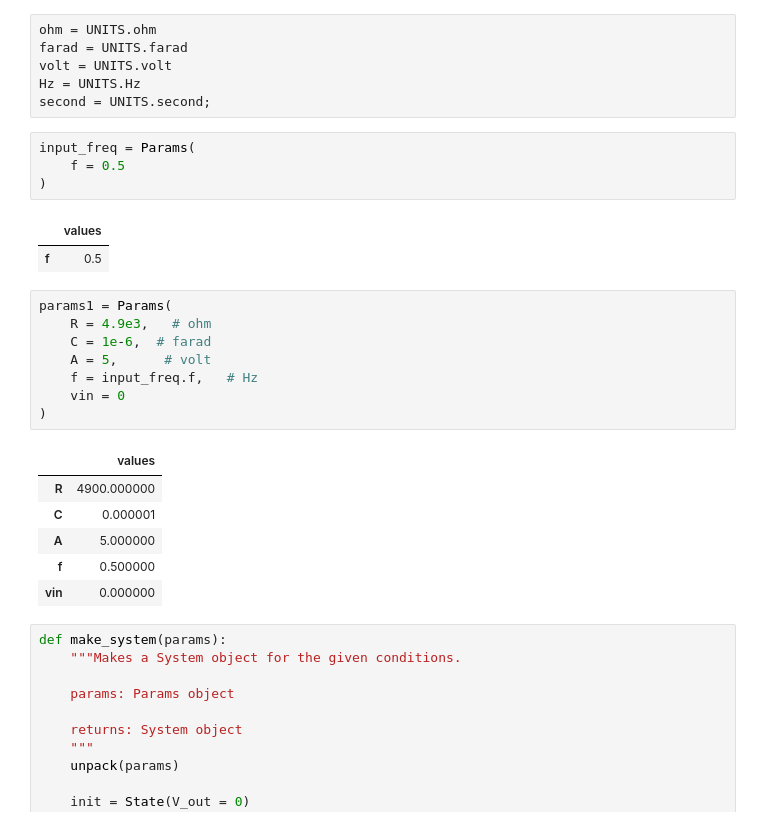
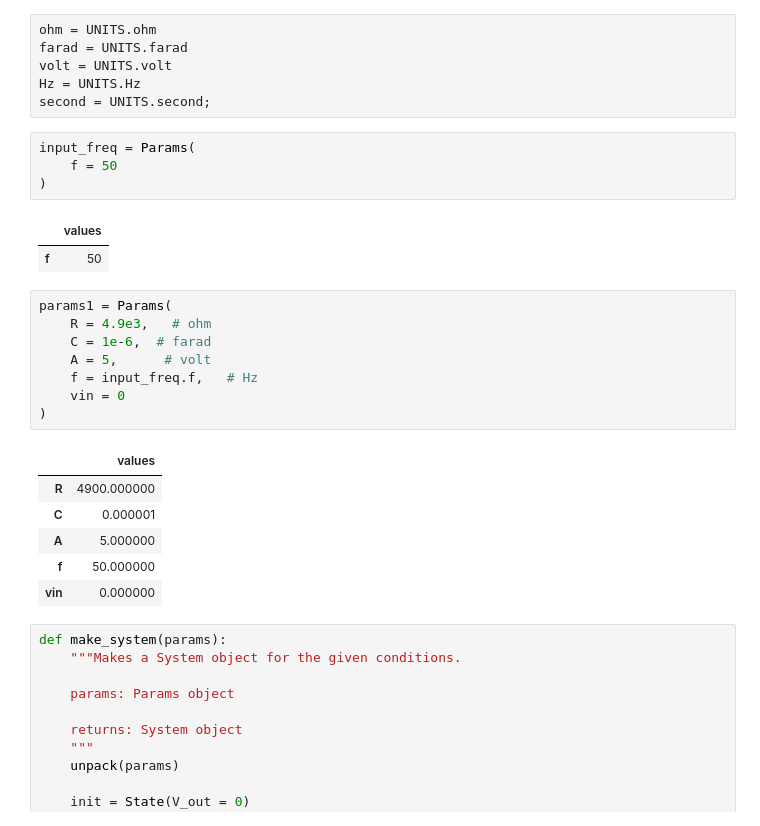
Before and after one commit to ThomasJagielski/ModSimPy, a Jupyter notebook: code/EKG Circuit Optimization Final.ipynb, the cells around one changed output. Drawn from its saved outputs; the diff is of its cells as text.

```diff
--- a/code/EKG Circuit Optimization Final.ipynb
+++ b/code/EKG Circuit Optimization Final.ipynb
@@ -17,11 +17,11 @@ Hz = UNITS.Hz
 second = UNITS.second;
 # %%
 input_freq = Params(
-    f = 0.5
+    f = 50
 )
 # %% [output]
 |  | values |
-| f | 0.5 |
+| f | 50 |
 # %%
 params1 = Params(
     R = 4.9e3,   # ohm
@@ -35,7 +35,7 @@ params1 = Params(
 | R | 4900.000000 |
 | C | 0.000001 |
 | A | 5.000000 |
-| f | 0.500000 |
+| f | 50.000000 |
 | vin | 0.000000 |
 # %%
 def make_system(params):
```
Also changed, not shown: parts of 22 cells of this notebook.
